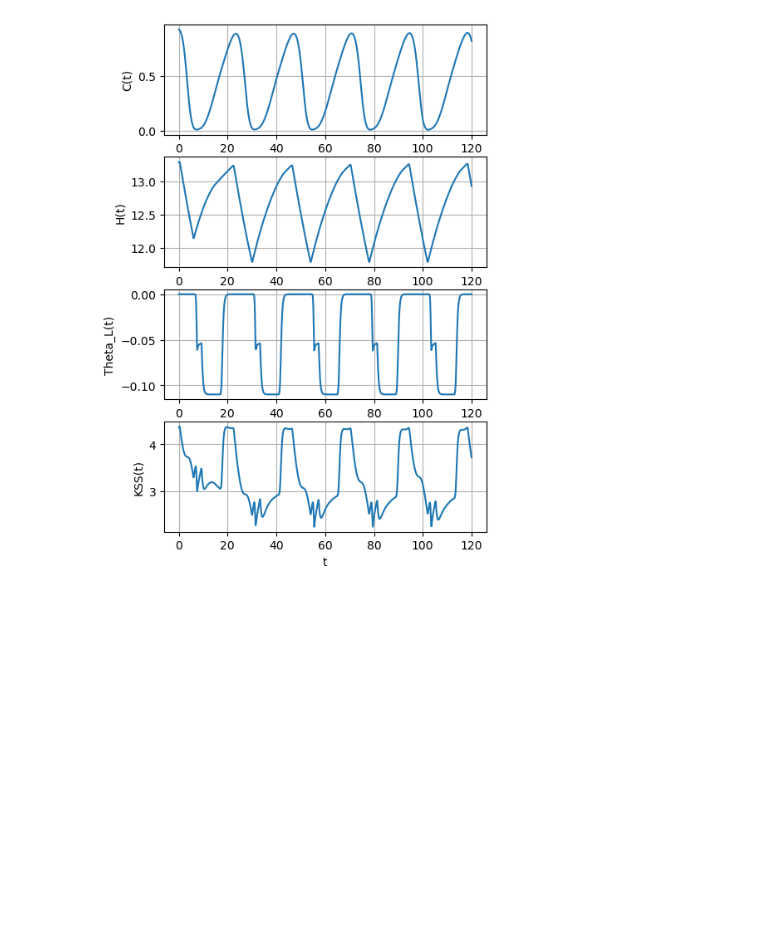
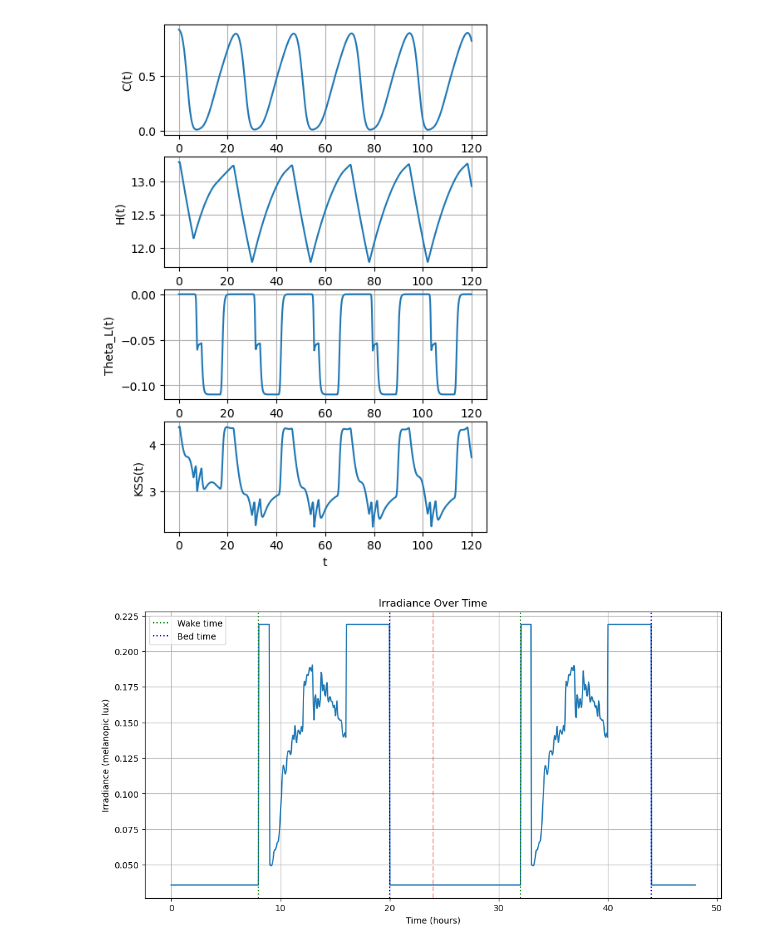
Before and after one commit to adulbrich/arousal-dynamics-model, a Jupyter notebook: test.ipynb, the cells around one changed output. Cells and saved outputs as stored; diff of their text form; code cells hidden in the pictures; blank space fills up the shorter version.

Commit message:
updated model and notebooks

```diff
--- a/run_v2.ipynb
+++ b/test.ipynb
@@ -155,0 +151,5 @@ plt.grid(True)
+# %%
+# Model for comparison
+(sol, t) = models.model_run(2, 1000, input_file, waketime = 8, bedtime = 20, morning_cutoff=9, afternoon_cutoff=16, default_day_exposure= 165, default_evening_exposure=165, default_night_exposure=27, ramp = False, debug=True)
+# %% [output]
+[figure, added]
```
Also changed, not shown: parts of 13 cells of this notebook, 4 other files.
